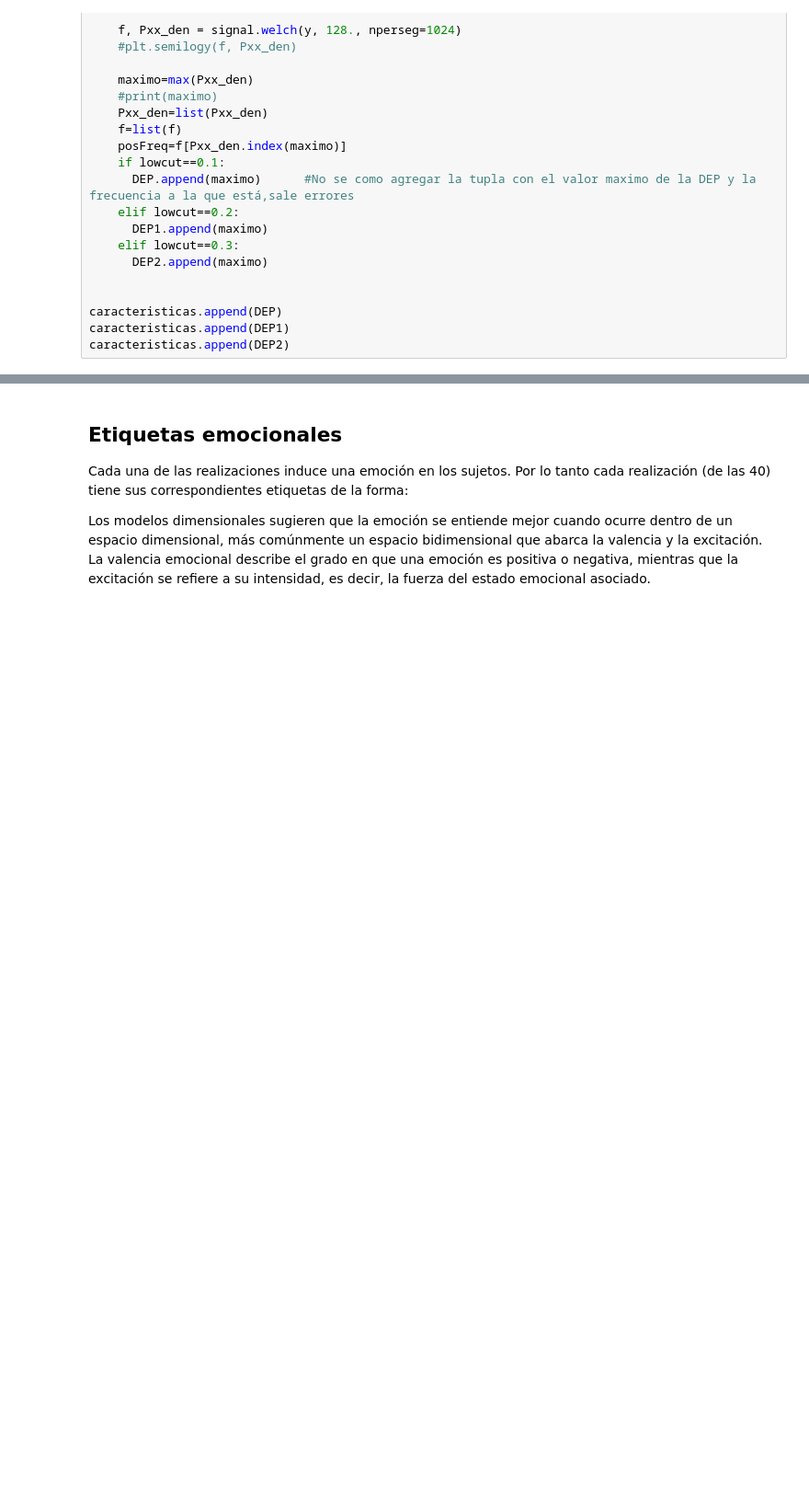
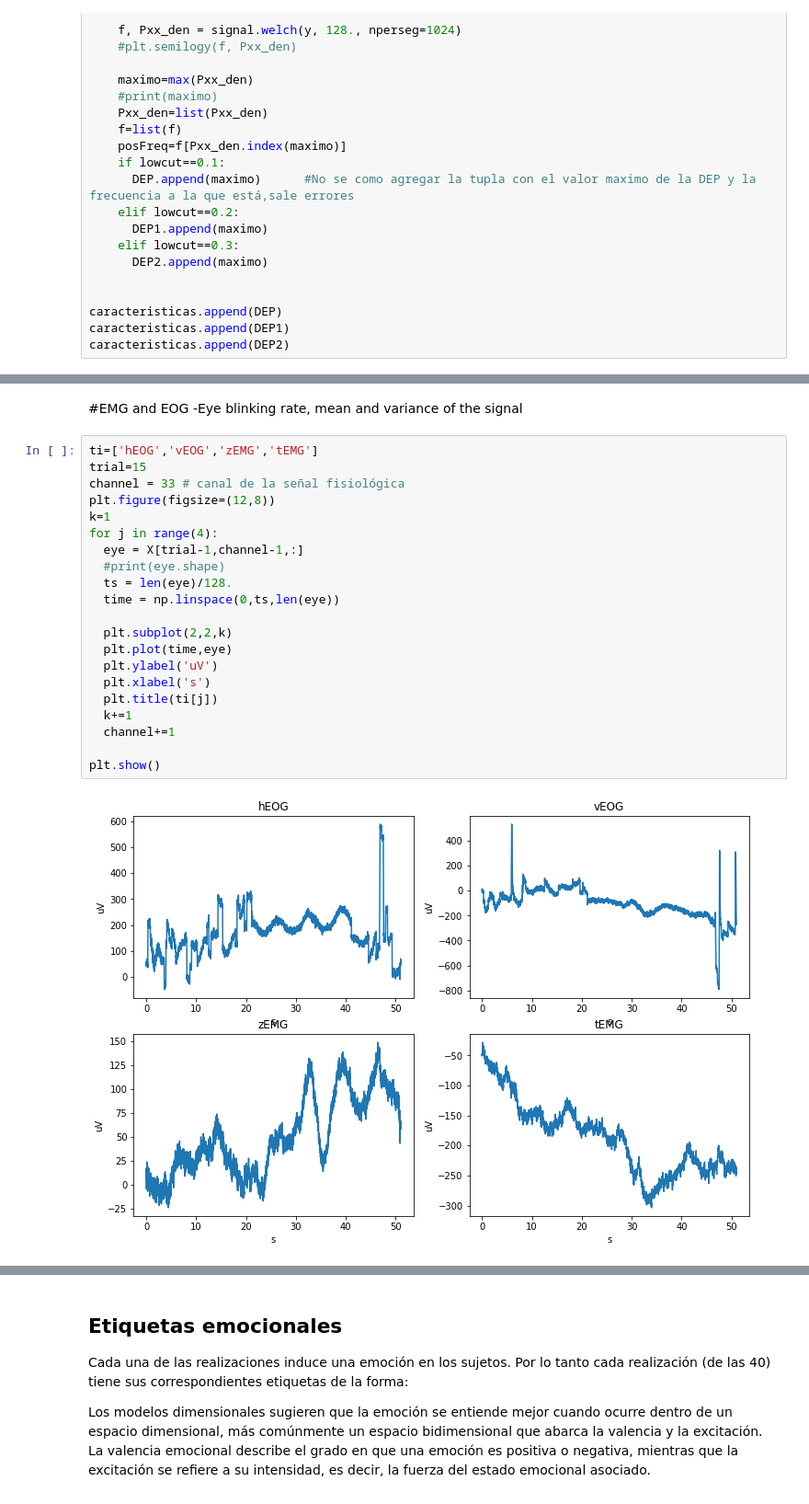
Before and after one commit to chape8/Se-alesIII, a Jupyter notebook: miniProyecto1_Intro.ipynb, the cells around one changed output, grey strips where cells are left out. Shown at 92% size. Cells and saved outputs as stored; diff of their text form; blank space fills up the shorter version.

```diff
--- a/miniProyecto1_Intro.ipynb
+++ b/miniProyecto1_Intro.ipynb
@@ -209,0 +259,26 @@ caracteristicas.append(DEP2)
+# %% [markdown]
+#EMG and EOG
+-Eye blinking rate, mean and variance of the signal
+# %%
+ti=['hEOG','vEOG','zEMG','tEMG']
+trial=15
+channel = 33 # canal de la señal fisiológica
+plt.figure(figsize=(12,8))
+k=1
+for j in range(4):
+  eye = X[trial-1,channel-1,:]
+  #print(eye.shape)
+  ts = len(eye)/128.
+  time = np.linspace(0,ts,len(eye))
+
+  plt.subplot(2,2,k)
+  plt.plot(time,eye)
+  plt.ylabel('uV')
+  plt.xlabel('s')
+  plt.title(ti[j])
+  k+=1
+  channel+=1
+
+plt.show()
+# %% [output]
+[figure, added]
```
Also changed, not shown: parts of 7 cells of this notebook.
